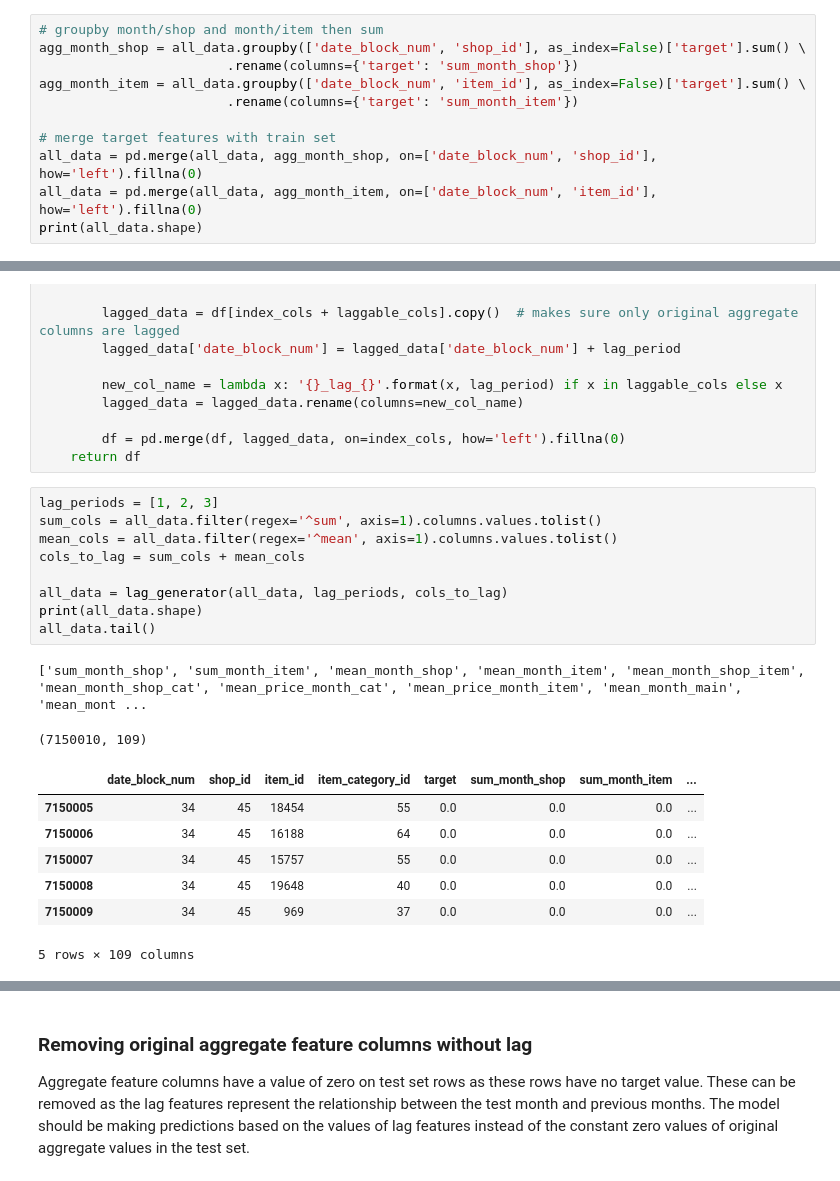
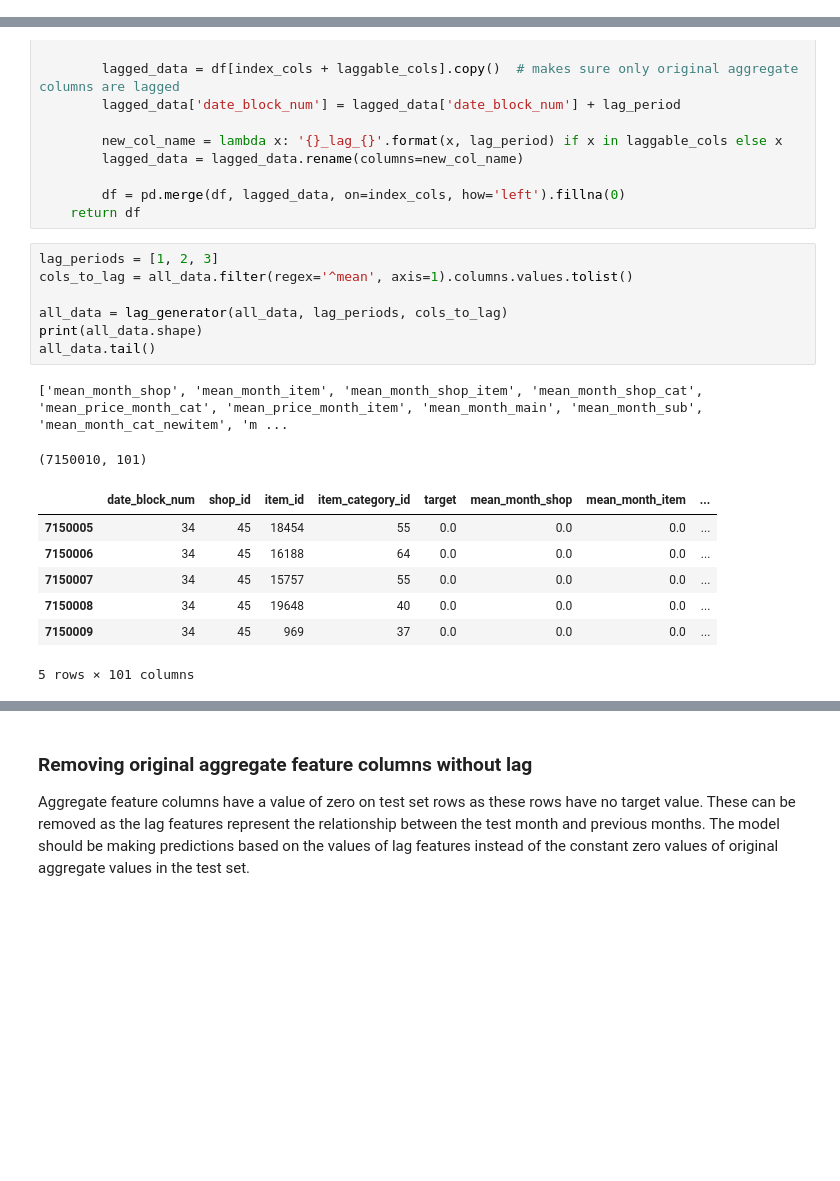
Before and after one commit to xaozo/how-to-win-a-data-science-competition-learn-from-top-kagglers, a Jupyter notebook: predict-future-sales-competition.ipynb, the cells around one changed output, grey strips where cells are left out. Saved outputs shown, nothing was run; the diff lists cells and outputs as text; blank space fills up the shorter version.

```diff
--- a/predict-future-sales-competition.ipynb
+++ b/predict-future-sales-competition.ipynb
@@ -699,11 +694,0 @@ Summary of features generated:
-# %%
-# groupby month/shop and month/item then sum
-agg_month_shop = all_data.groupby(['date_block_num', 'shop_id'], as_index=False)['target'].sum() \
-                        .rename(columns={'target': 'sum_month_shop'})
-agg_month_item = all_data.groupby(['date_block_num', 'item_id'], as_index=False)['target'].sum() \
-                        .rename(columns={'target': 'sum_month_item'})
-
-# merge target features with train set
-all_data = pd.merge(all_data, agg_month_shop, on=['date_block_num', 'shop_id'], how='left').fillna(0)
-all_data = pd.merge(all_data, agg_month_item, on=['date_block_num', 'item_id'], how='left').fillna(0)
-print(all_data.shape)
@@ -1333,23 +1309,21 @@ def lag_generator(df, lag_periods, cols_to_lag):
     return df
 # %%
 lag_periods = [1, 2, 3]
-sum_cols = all_data.filter(regex='^sum', axis=1).columns.values.tolist()
-mean_cols = all_data.filter(regex='^mean', axis=1).columns.values.tolist()
-cols_to_lag = sum_cols + mean_cols
+cols_to_lag = all_data.filter(regex='^mean', axis=1).columns.values.tolist()
 
 all_data = lag_generator(all_data, lag_periods, cols_to_lag)
 print(all_data.shape)
 all_data.tail()
 # %% [output]
-['sum_month_shop', 'sum_month_item', 'mean_month_shop', 'mean_month_item', 'mean_month_shop_item', 'mean_month_shop_cat', 'mean_price_month_cat', 'mean_price_month_item', 'mean_month_main', 'mean_mont ...
+['mean_month_shop', 'mean_month_item', 'mean_month_shop_item', 'mean_month_shop_cat', 'mean_price_month_cat', 'mean_price_month_item', 'mean_month_main', 'mean_month_sub', 'mean_month_cat_newitem', 'm ...
-(7150010, 109)
+(7150010, 101)
-|  | date_block_num | shop_id | item_id | item_category_id | target | sum_month_shop | sum_month_item | ... |
+|  | date_block_num | shop_id | item_id | item_category_id | target | mean_month_shop | mean_month_item | ... |
 | 7150005 | 34 | 45 | 18454 | 55 | 0.0 | 0.0 | 0.0 | ... |
 | 7150006 | 34 | 45 | 16188 | 64 | 0.0 | 0.0 | 0.0 | ... |
 | 7150007 | 34 | 45 | 15757 | 55 | 0.0 | 0.0 | 0.0 | ... |
 | 7150008 | 34 | 45 | 19648 | 40 | 0.0 | 0.0 | 0.0 | ... |
 | 7150009 | 34 | 45 | 969 | 37 | 0.0 | 0.0 | 0.0 | ... |
-5 rows × 109 columns
+5 rows × 101 columns
 # %%
 cols_to_lag
 # %% [output]
```
Also changed, not shown: parts of 44 cells of this notebook.
